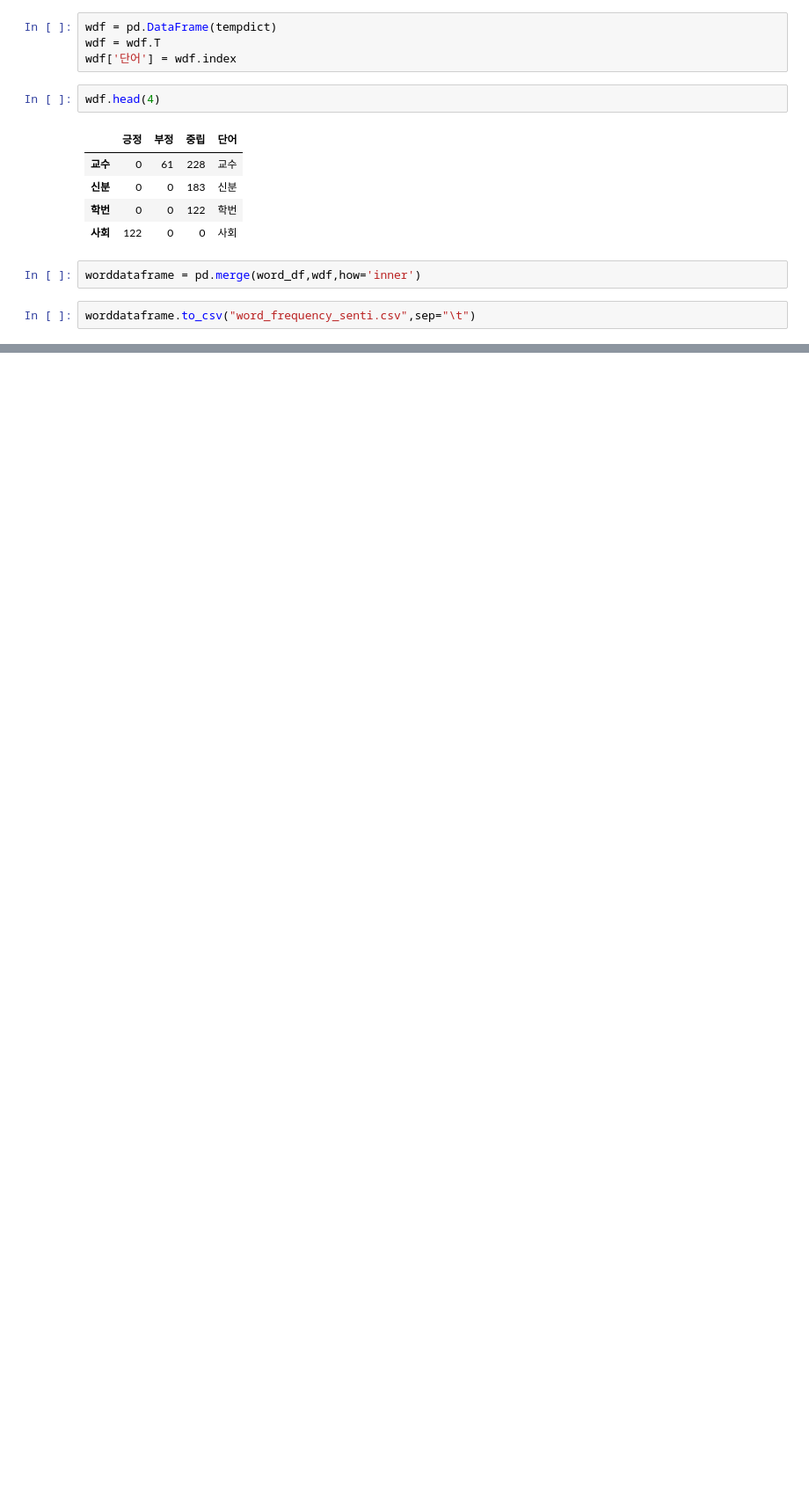
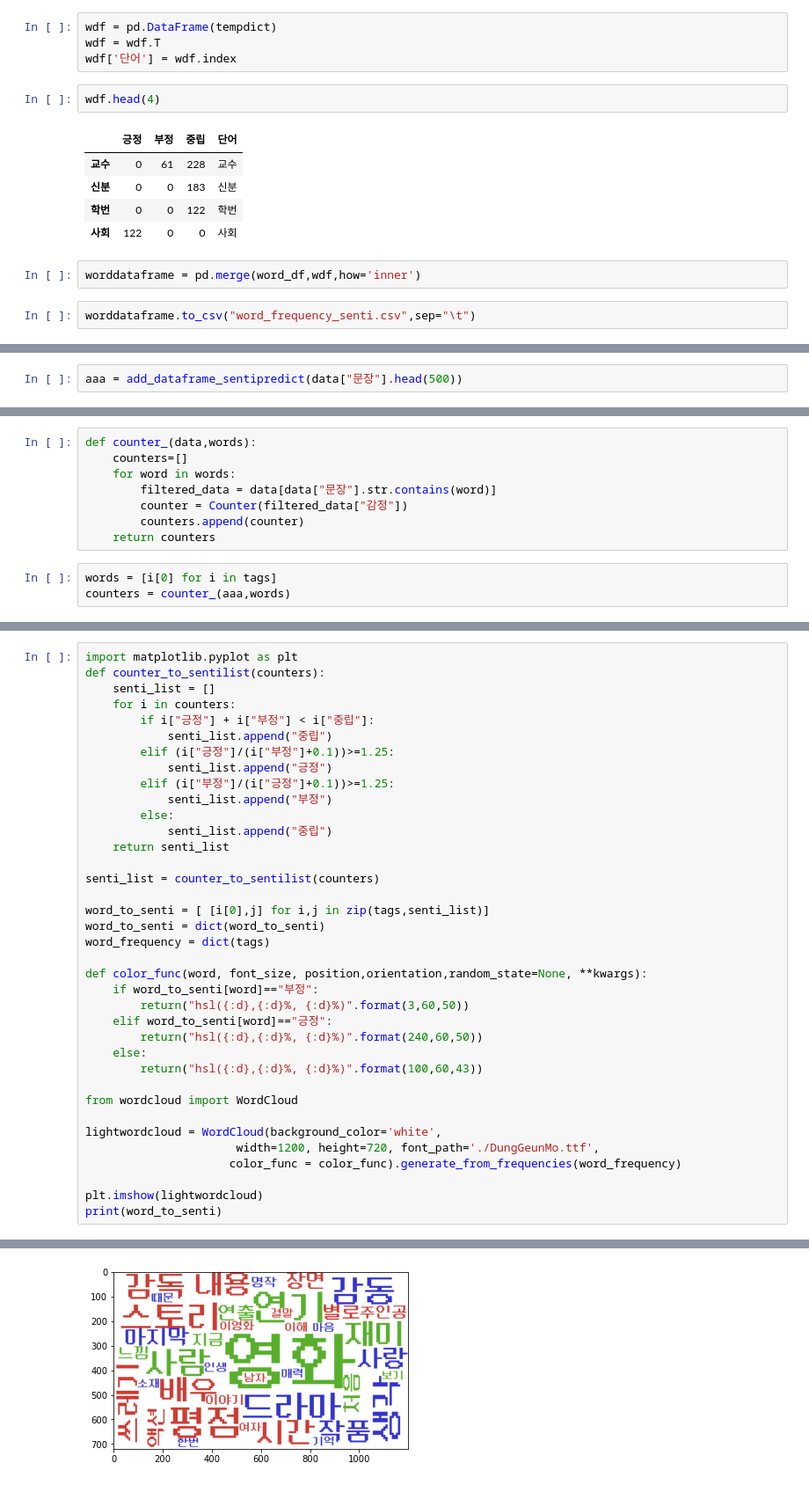
Before and after one commit to remonpie1814/CNU_Everytime_SentimentAnalysis, a Jupyter notebook: hyj/1023_wordcloud.ipynb, the cells around one changed output, grey strips where cells are left out. Shown at 88% size. Saved outputs shown, nothing was run; the diff lists cells and outputs as text; blank space fills up the shorter version.

```diff
--- a/hyj/1023_wordcloud.ipynb
+++ b/hyj/1023_wordcloud.ipynb
@@ -492,0 +502,2 @@ worddataframe.to_csv("word_frequency_senti.csv",sep="\t")
+# %%
+aaa = add_dataframe_sentipredict(data["문장"].head(500))
@@ -492,0 +522,11 @@ worddataframe.to_csv("word_frequency_senti.csv",sep="\t")
+# %%
+def counter_(data,words):
+    counters=[]
+    for word in words:
+        filtered_data = data[data["문장"].str.contains(word)]
+        counter = Counter(filtered_data["감정"])
+        counters.append(counter)
+    return counters
+# %%
+words = [i[0] for i in tags]
+counters = counter_(aaa,words)
@@ -492,0 +553,38 @@ worddataframe.to_csv("word_frequency_senti.csv",sep="\t")
+# %%
+import matplotlib.pyplot as plt
+def counter_to_sentilist(counters):
+    senti_list = []
+    for i in counters:
+        if i["긍정"] + i["부정"] < i["중립"]:
+            senti_list.append("중립")
+        elif (i["긍정"]/(i["부정"]+0.1))>=1.25:
+            senti_list.append("긍정")
+        elif (i["부정"]/(i["긍정"]+0.1))>=1.25:
+            senti_list.append("부정")
+        else:
+            senti_list.append("중립")
+    return senti_list
+
+senti_list = counter_to_sentilist(counters)
+
+word_to_senti = [ [i[0],j] for i,j in zip(tags,senti_list)]
+word_to_senti = dict(word_to_senti)
+word_frequency = dict(tags)
+
+def color_func(word, font_size, position,orientation,random_state=None, **kwargs):
+    if word_to_senti[word]=="부정":
+        return("hsl({:d},{:d}%, {:d}%)".format(3,60,50))
+    elif word_to_senti[word]=="긍정":
+        return("hsl({:d},{:d}%, {:d}%)".format(240,60,50))
+    else:
+        return("hsl({:d},{:d}%, {:d}%)".format(100,60,43))
+
+from wordcloud import WordCloud
+
+lightwordcloud = WordCloud(background_color='white',
+                      width=1200, height=720, font_path='./DungGeunMo.ttf',
+                     color_func = color_func).generate_from_frequencies(word_frequency)
+
+plt.imshow(lightwordcloud)
+print(word_to_senti)
+# %% [output]
@@ -492,0 +592 @@ worddataframe.to_csv("word_frequency_senti.csv",sep="\t")
+[figure, added]
```
Also changed, not shown: parts of 4 cells of this notebook, 2 other files.
